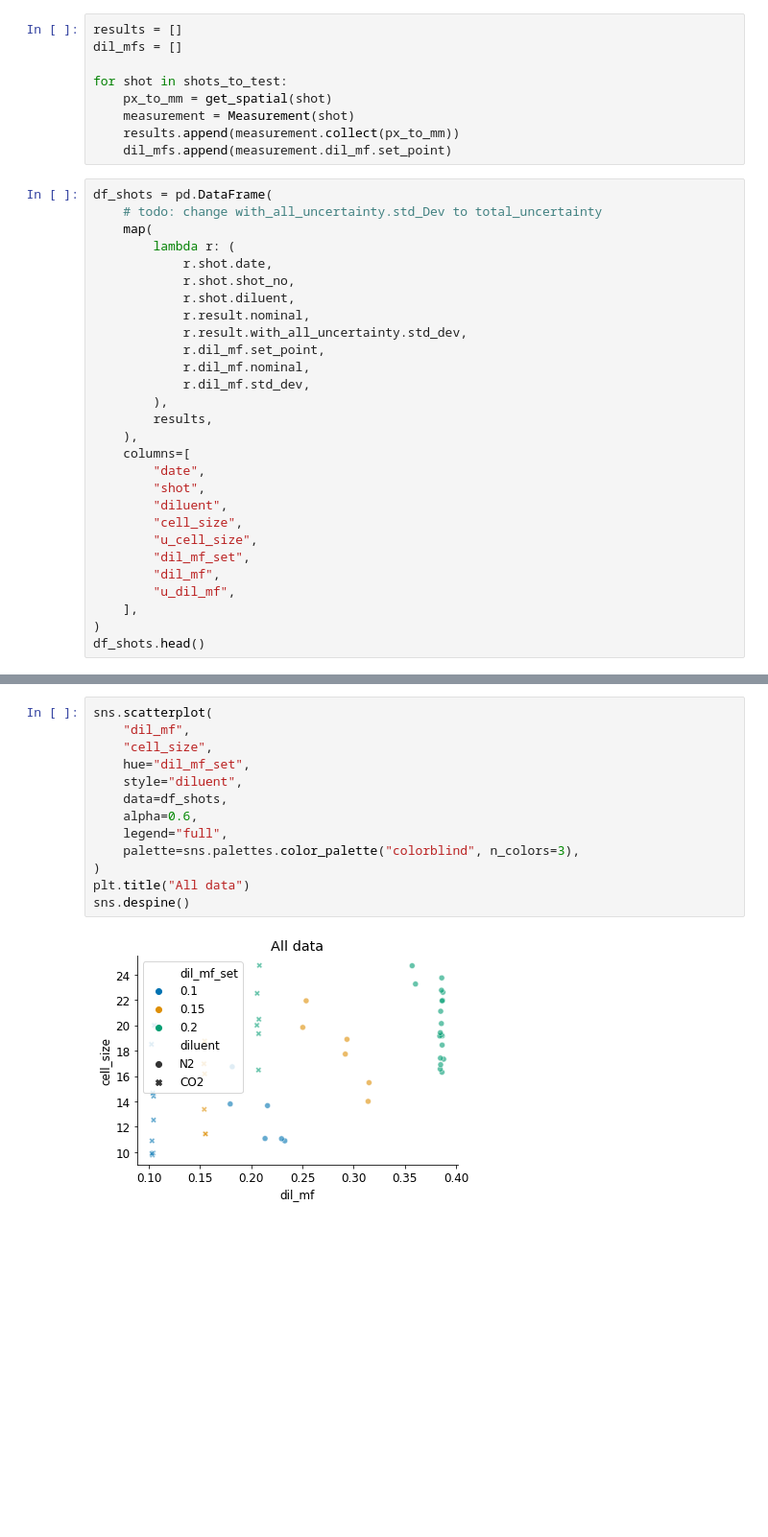
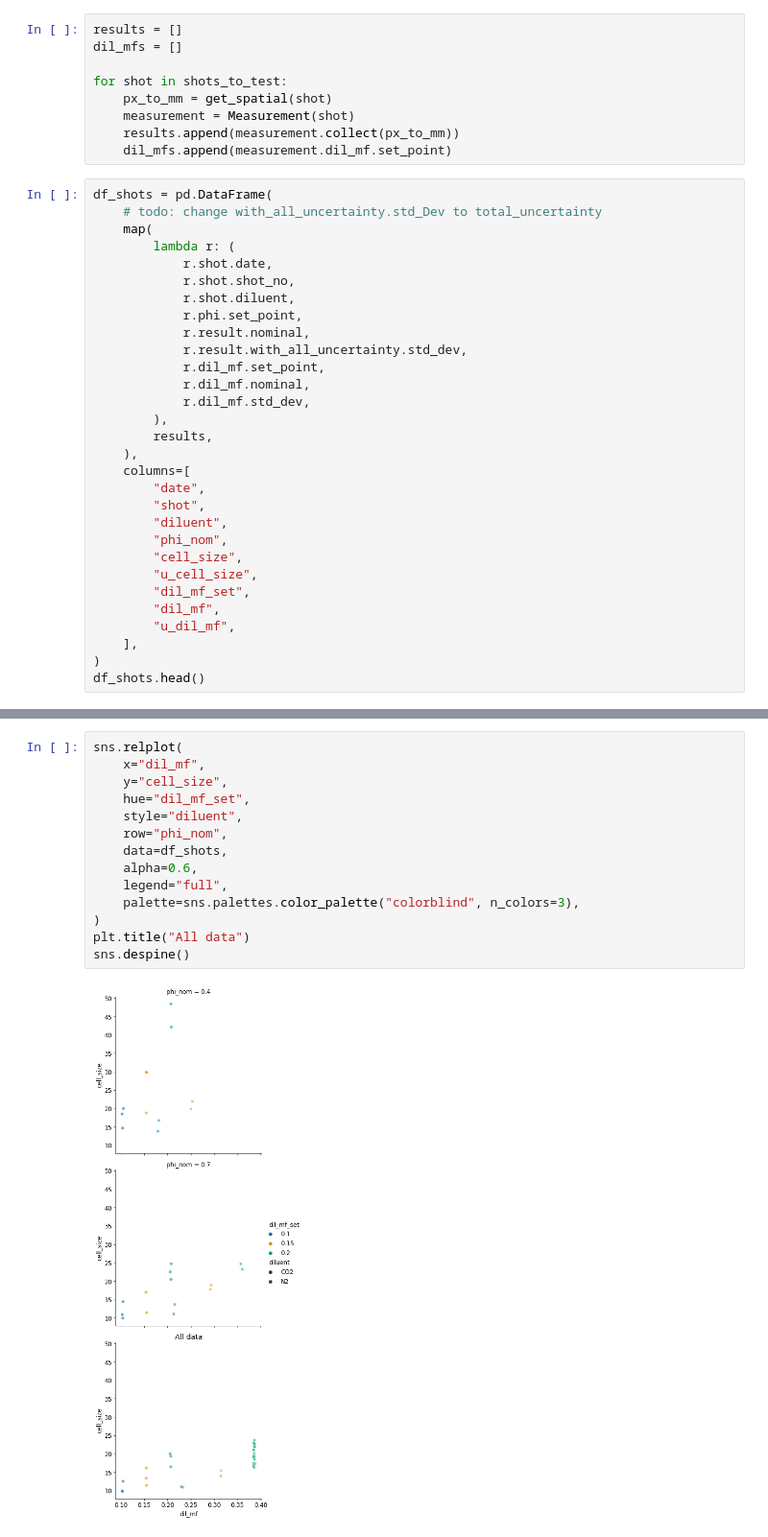
Before and after one commit to scramjetFoam/DetResearch, a Jupyter notebook: scripts/simulation_measurement_comparison/Updated measurement.ipynb, the cells around one changed output, grey strips where cells are left out. Shown at 96% size. Drawn from its saved outputs; the diff is of its cells as text; blank space fills up the shorter version.

```diff
--- a/scripts/simulation_measurement_comparison/Updated measurement.ipynb
+++ b/scripts/simulation_measurement_comparison/Updated measurement.ipynb
@@ -309,6 +318,7 @@ df_shots = pd.DataFrame(
             r.shot.date,
             r.shot.shot_no,
             r.shot.diluent,
+            r.phi.set_point,
             r.result.nominal,
             r.result.with_all_uncertainty.std_dev,
             r.dil_mf.set_point,
@@ -321,6 +331,7 @@ df_shots = pd.DataFrame(
         "date",
         "shot",
         "diluent",
+        "phi_nom",
         "cell_size",
         "u_cell_size",
         "dil_mf_set",
@@ -339,18 +350,19 @@ df_shots.head()
 # %%
-sns.scatterplot(
-    "dil_mf",
-    "cell_size",
+sns.relplot(
+    x="dil_mf",
+    y="cell_size",
     hue="dil_mf_set",
     style="diluent",
+    row="phi_nom",
     data=df_shots,
     alpha=0.6,
     legend="full",
     palette=sns.palettes.color_palette("colorblind", n_colors=3),
 )
 plt.title("All data")
 sns.despine()
 # %% [output]
-[figure, old version]
+[figure, new version]
 # %%
 df_mean = pd.DataFrame()
 alpha = 0.975
```
Also changed, not shown: parts of 9 cells of this notebook, 8 other files.
